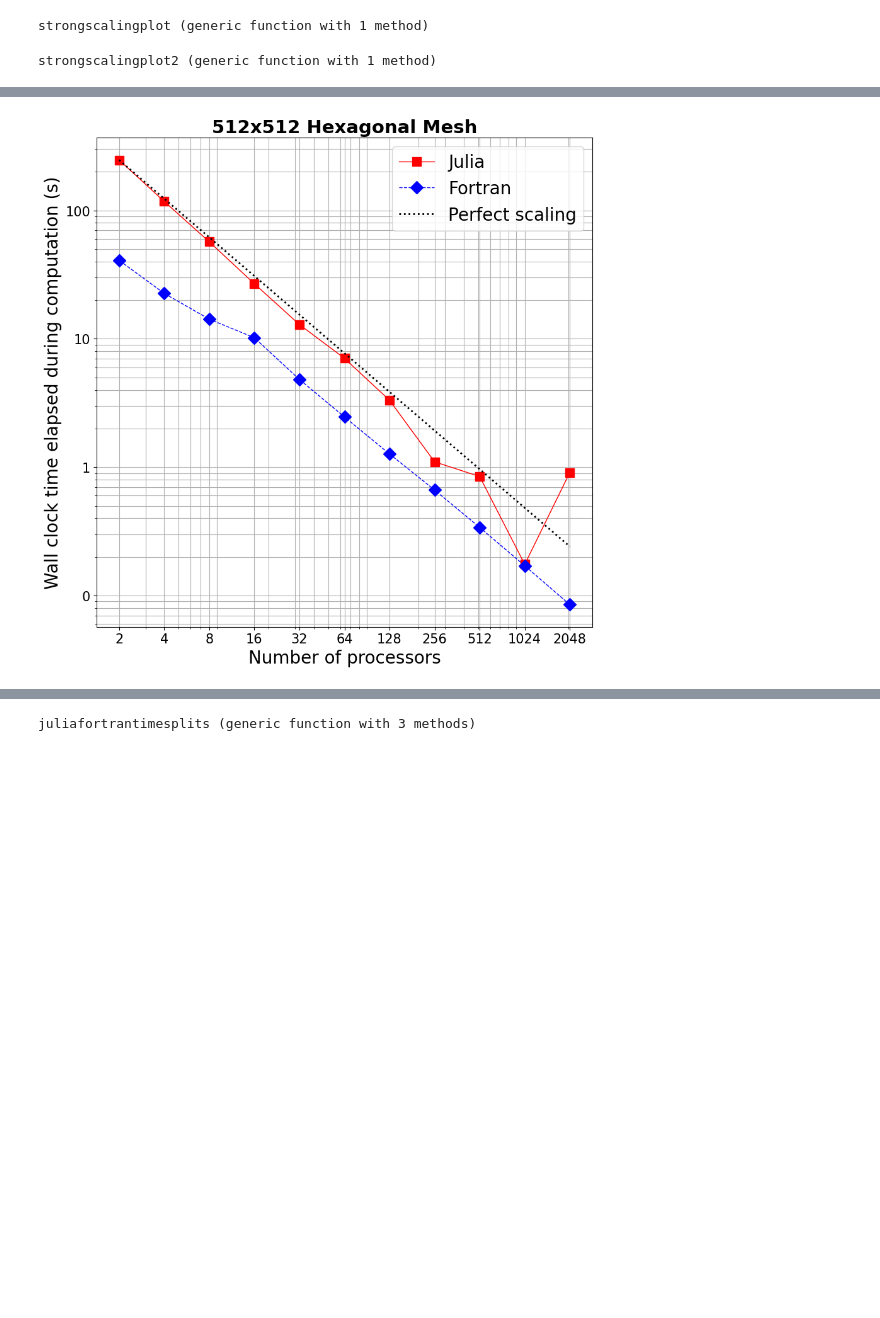
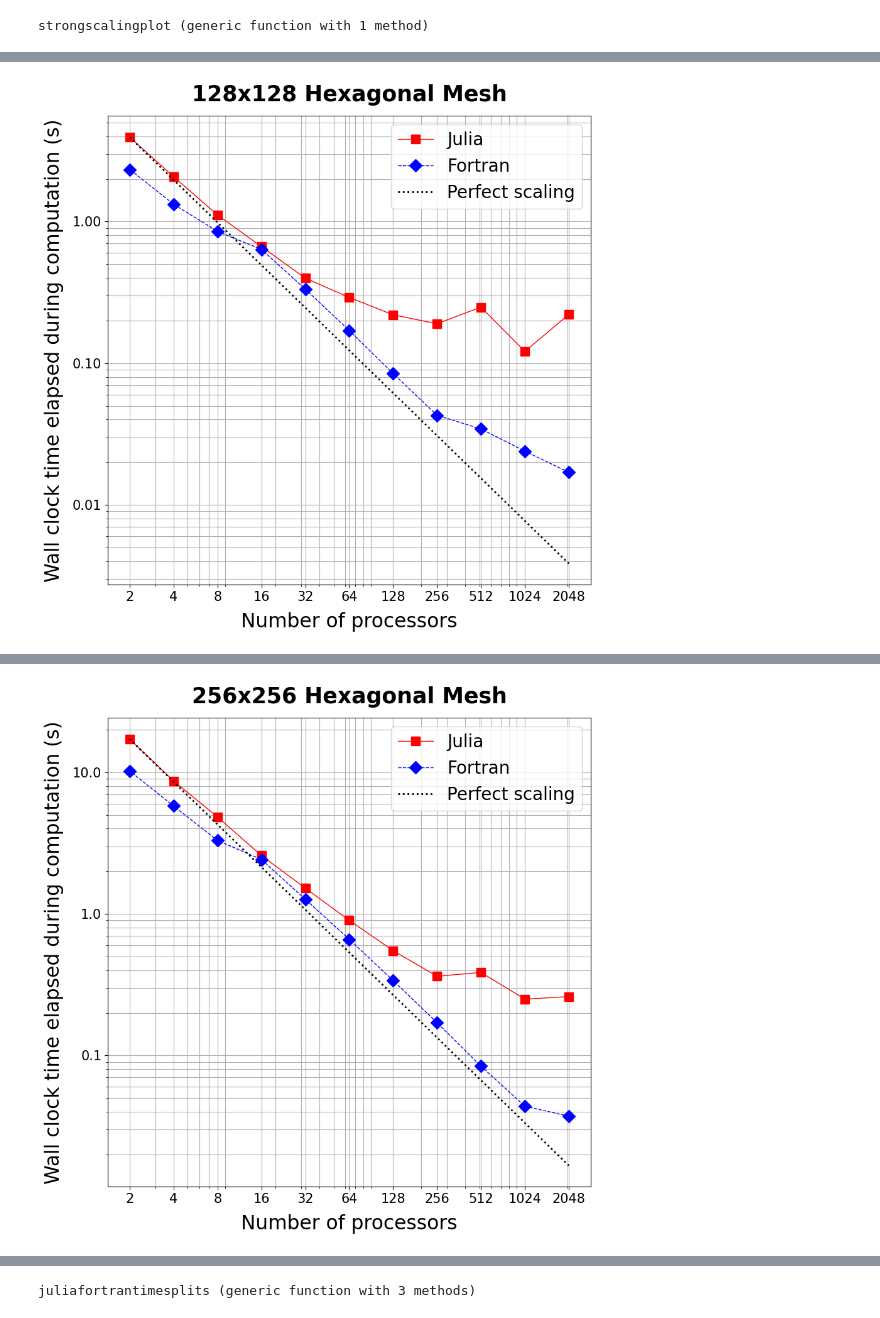
Before and after one commit to robertstrauss/MPAS_Ocean_Julia, a Jupyter notebook: output/kelvinwave/performanceplots.ipynb, the cells around one changed output, grey strips where cells are left out. Cells and saved outputs as stored; diff of their text form; code cells hidden in the pictures; blank space fills up the shorter version.

```diff
--- a/output/kelvinwave/performanceplots.ipynb
+++ b/output/kelvinwave/performanceplots.ipynb
@@ -22,8 +94,9 @@ function juliafortranmeans(nCellsX, jprocs=1024, fprocs=1024)
     # "/output/kelvinwave/resolution$(nCellsX)x$(nCellsX)/steps10/2022-06-01T20:17:04.919.txt"
     df = DataFrame(CSV.File(fname))
 
-    runs = [:sim_time2, :sim_time3, :sim_time4, :sim_time5, :sim_time6]
-    mpis = [:mpi_time2, :mpi_time3, :mpi_time4, :mpi_time5, :mpi_time6]
+    # first sample usually is extreme outlier, might as well skip that one
+    runs = filter(col->startswith(col,"sim_time"), names(df))[2:end]
+    mpis = filter(col->startswith(col,"mpi_time"), names(df))[2:end]
     juliasimmean = 1/length(runs) * sum(Array(df[:,runs]), dims=2)
     juliampimean = 1/length(mpis) * sum(Array(df[:,mpis]), dims=2)
     juliameans = juliasimmean .+ juliampimean
@@ -42,15 +115,19 @@ function strongscalingplot(juliameans, juliaprocs, fortranmeans, fortranprocs, n
 
     perfectjulia = juliameans[1] * juliaprocs[1] ./ juliaprocs
 
+
     linewidth = 1
     linestyle = "-"
     markersize = 10
     tickfontsize = 15
-    labelfontsize = 20
+    labelfontsize = 22.5
+    titlefontsize = 25
+    blue = "blue"
+    red = "red"
 
     fig, ax = plt.subplots(figsize=(9,9))
-    ax.loglog(juliaprocs, juliameans, label="Julia", linewidth=linewidth,linestyle="-",color="red",marker="s",markersize=markersize)
-    ax.loglog(fortranprocs, fortranmeans, label="Fortran", linewidth=linewidth,linestyle="--",color="blue",marker="D",markersize=markersize)
+    ax.loglog(juliaprocs, juliameans, label="Julia", linewidth=linewidth,linestyle="-",color=red,marker="s",markersize=markersize)
+    ax.loglog(fortranprocs, fortranmeans, label="Fortran", linewidth=linewidth,linestyle="--",color=blue,marker="D",markersize=markersize)
     ax.loglog(juliaprocs, perfectjulia, label="Perfect scaling", linestyle=":", color="black", linewidth=2)
 
 
@@ -60,10 +137,10 @@ function strongscalingplot(juliameans, juliaprocs, fortranmeans, fortranprocs, n
     ax.get_xaxis().set_major_formatter(matplotlib.ticker.ScalarFormatter())
     ax.get_yaxis().set_major_formatter(matplotlib.ticker.ScalarFormatter())
 
-    ax.set_xlabel("Number of processors", fontsize=labelfontsize)
-    ax.set_ylabel("Wall clock time elapsed during computation (s)", fontsize=labelfontsize)
-    ax.set_title("$(nCellsX)x$(nCellsX) Hexagonal Mesh", fontsize=21, fontweight="bold")
-    ax.legend(loc="upper right", fontsize=labelfontsize)
+    ax.set_xlabel("Number of processors", fontsize=labelfontsize, labelpad=10)
+    ax.set_ylabel("Wall clock time elapsed during computation (s)", fontsize=labelfontsize, labelpad=10)
+    ax.set_title("$(nCellsX)x$(nCellsX) Hexagonal Mesh", fontsize=titlefontsize, fontweight="bold", y=1.02)
+    ax.legend(loc="upper right", fontsize=labelfontsize-2.5)
 
     ax.grid(which="both")
     plt.tight_layout()
@@ -72,48 +149,12 @@ function strongscalingplot(juliameans, juliaprocs, fortranmeans, fortranprocs, n
 end
 # %% [output]
 strongscalingplot (generic function with 1 method)
-# %%
-function strongscalingplot2(julia1, julia2, julia2std, juliaprocs, fortran1, fortran2, fortran2std, fortranprocs, nCellsX)
-
-    perfectjulia = (julia2[1] + julia1[1]) * juliaprocs[1] ./ juliaprocs
-
-    linewidth = 1
-    linestyle = "-"
-    markersize = 10
-    tickfontsize = 15
-    labelfontsize = 20
-
-    fig, ax = plt.subplots(figsize=(9,9))
-    ax.loglog(juliaprocs, julia1, label="Julia computation", linewidth=linewidth,linestyle="-",color="red",marker="s",markersize=markersize)
-    ax.loglog(fortranprocs, fortran1, label="Fortran computation", linewidth=linewidth,linestyle="-",color="blue",marker="D",markersize=markersize)
-
-    ax.errorbar(juliaprocs, julia2, yerr=julia2std, label="Julia communication", linewidth=linewidth,linestyle="--",color="red",marker="P",markersize=markersize)
-    ax.errorbar(fortranprocs, fortran2, yerr=fortran2std, label="Fortran communication", linewidth=linewidth,linestyle="--",color="blue",marker="X",markersize=markersize)
-
-    ax.loglog(juliaprocs, perfectjulia, label="Perfect scaling", linestyle=":", color="black", linewidth=2)
-
-
-    ax.set_xticks(juliaprocs)
-    ax.tick_params(axis="x", labelsize=tickfontsize)
-    ax.tick_params(axis="y", labelsize=tickfontsize)
-    ax.get_xaxis().set_major_formatter(matplotlib.ticker.ScalarFormatter())
-    ax.get_yaxis().set_major_formatter(matplotlib.ticker.ScalarFormatter())
-
-    ax.set_xlabel("Number of processors", fontsize=labelfontsize)
-    ax.set_ylabel("Wall clock time elapsed during computation (s)", fontsize=labelfontsize)
-    ax.set_title("$(nCellsX)x$(nCellsX) Hexagonal Mesh", fontsize=21, fontweight="bold")
-    ax.legend(loc="upper right", fontsize=labelfontsize)
-
-    ax.grid(which="both")
-    plt.tight_layout()
-
-    return fig, ax
-end
-# %% [output]
-strongscalingplot2 (generic function with 1 method)
 # %%
-nCellsX = 512
-jt, jp, ft, fp, juliafn, fortranfn = juliafortranmeans(nCellsX, 2048, 2048)
-fig, ax = strongscalingplot(jt, jp, ft, fp, nCellsX)
-# fig.savefig("$(juliafn)_scaling$(nCellsX)x.png")
+for nCellsX in [128, 256, 512]
+    jt, jp, ft, fp, juliafn, fortranfn = juliafortranmeans(nCellsX, 2048, 2048)
+    fig, ax = strongscalingplot(jt, jp, ft, fp, nCellsX)
+    fig.savefig("$(juliafn)_scaling$(nCellsX)x.pdf")
+    println(juliafn)
+    println(fortranfn)
+end
 # %% [output]
@@ -120 +167 @@ fig, ax = strongscalingplot(jt, jp, ft, fp, nCellsX)
-[figure, old version]
+[figure, new version]
@@ -121,0 +168 @@ fig, ax = strongscalingplot(jt, jp, ft, fp, nCellsX)
+[figure, added]
```
Also changed, not shown: parts of 17 cells of this notebook, 50 other files.
